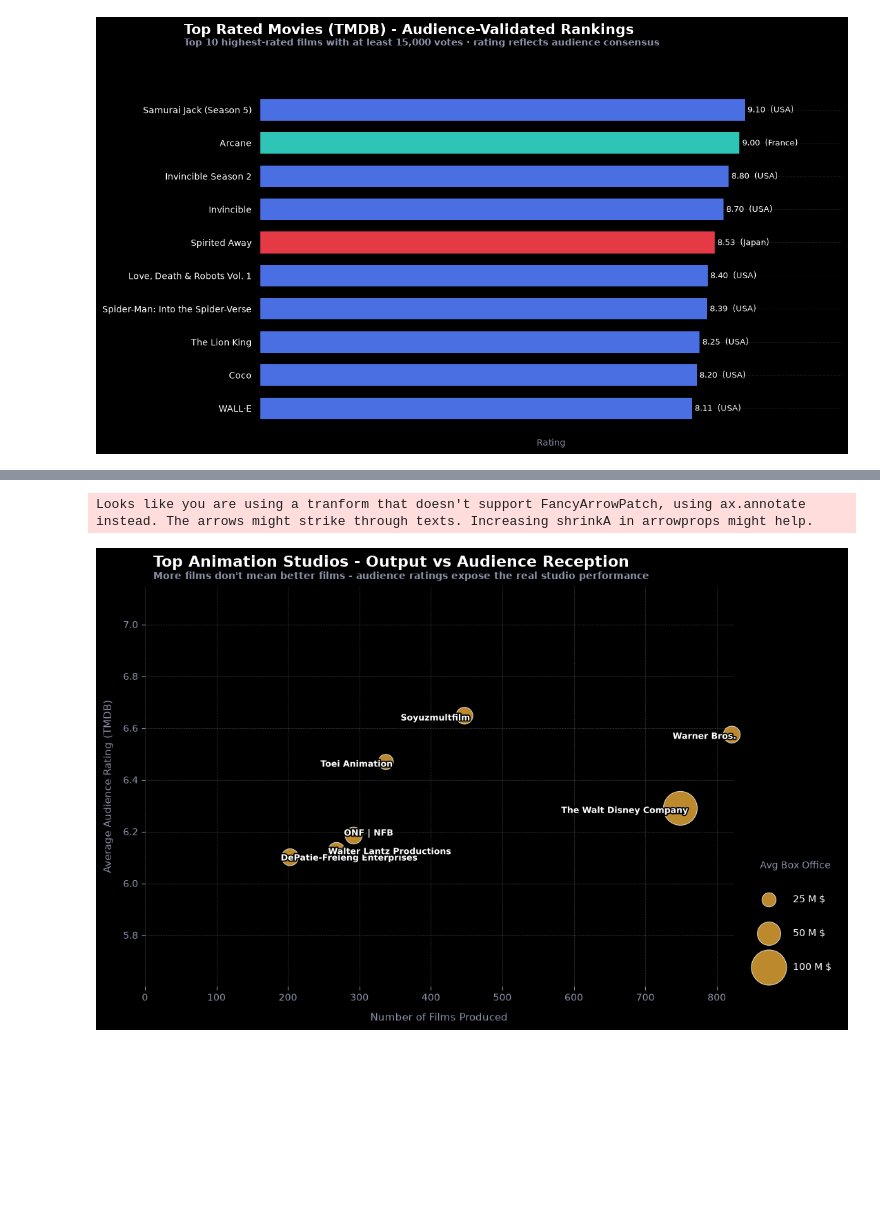
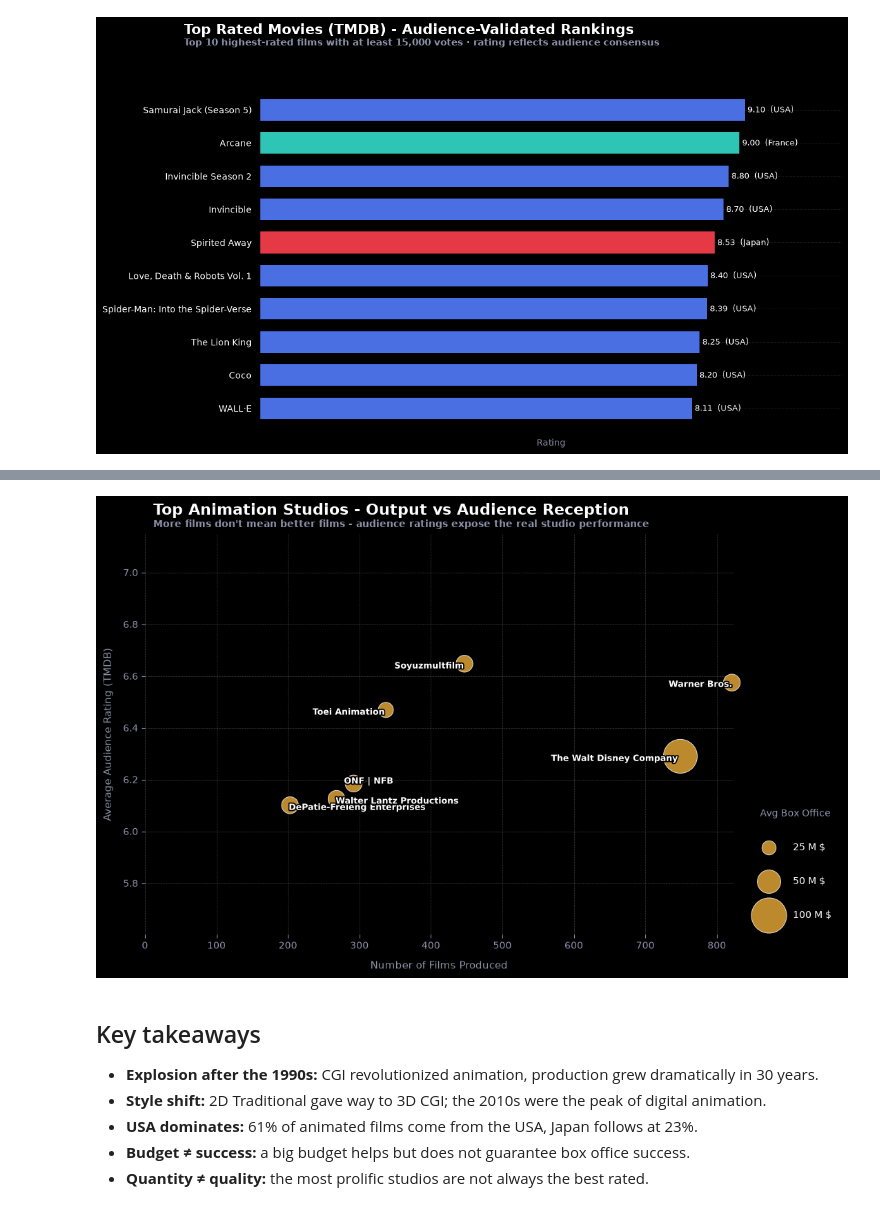
Before and after one commit to jadezrx/animation-movies-data-viz, a Jupyter notebook: dashboard_final.ipynb, the cells around one changed output, grey strips where cells are left out. Cells and saved outputs as stored; diff of their text form; code cells hidden in the pictures; blank space fills up the shorter version.

```diff
--- a/dashboard_final.ipynb
+++ b/dashboard_final.ipynb
@@ -21,7 +44,6 @@ df = df.drop(columns=['Movie_ID',
                       'Is_TV_Compilation',
                       'MPAA_Rating',
                       'Data_Quality_Score',
-                      'Data_Quality_Score',
                       'Is_Adult_Content',
                       'Profitability_ROI',
                       'Poster_URL',
@@ -129,6 +146,4 @@ plt.show()
 # %%
-import matplotlib.pyplot as plt
-
 # group
 style_decade = df.groupby(['Decade', 'Animation_Style']).size().unstack(fill_value=0)
 
@@ -152,8 +167,6 @@ ax.set_xticklabels(style_decade.index)
 
 # ── IN-CHART LABELS ──────────────────────────────
 for i, col in enumerate(style_decade.columns):
-    y = style_decade[col].values
-
     x_pos = x[-1]
 
     y_stack = style_decade.iloc[-1, :i+1].sum()
@@ -188,8 +201,6 @@ plt.grid(axis='y', linestyle='--', alpha=0.1)
 
 plt.ylabel("Number of Movies")
 
-plt.legend(loc='upper left')
-
 ax.tick_params(axis='y', which='both', length=0, pad=10)
 ax.tick_params(axis='x', which='both', length=0, pad=10)
 
@@ -524,10 +431,4 @@ plt.show()
 # %%
-import matplotlib.pyplot as plt
-import matplotlib.ticker as mticker
-import numpy as np
-from adjustText import adjust_text
-import seaborn as sns
-
 df_budget = df[
     df['Budget_Million_USD'].notna() &
     df['Box_Office_Million_USD'].notna() &
@@ -563,7 +464,11 @@ ax.set_xscale('log')
 ax.set_yscale('log')
 
 def fmt(x, _):
-    return f"{int(x)}M" if x < 1000 else f"{int(x/1000)}B"
+    if x >= 1000:
+        return f"{x / 1000:g}B"
+    if x >= 1:
+        return f"{x:g}M"
+    return f"{x * 1000:g}K"
 
 ax.xaxis.set_major_formatter(mticker.FuncFormatter(fmt))
 ax.yaxis.set_major_formatter(mticker.FuncFormatter(fmt))
@@ -613,12 +522,6 @@ df['Studio'] = df['Studio'].replace({
     'Warner Bros. Cartoons': 'Warner Bros.'
 })
 # %%
-import matplotlib.pyplot as plt
-import matplotlib.patheffects as pe
-import seaborn as sns
-import numpy as np
-from adjustText import adjust_text
-
 # Colors
 BUBBLE    = "#e8a838"
 BUBBLE_ED = "#ffffff"
@@ -685,9 +588,8 @@ adjust_text(
     x=summary['movies'].values,
     y=summary['rating'].values,
     ax=ax,
-    expand_points=(1.2, 1.2),
-    expand_text=(1.2, 1.2),
-    force_points=(0.2, 0.2),
+    expand=(1.2, 1.2),
+    force_static=(0.2, 0.2),
     arrowprops=dict(
         arrowstyle="-",
         color=GRAY,
@@ -737,32 +639,39 @@ legend_handles = [
                 edgecolors=BUBBLE_ED, linewidth=0.7)
     for s in legend_sizes_l
 ]
 
 legend_labels = [f"{v:.0f} M $" for v in legend_vals]
 
 leg = ax.legend(
     legend_handles,
     legend_labels,
     title="Avg Box Office",
     loc="lower left",
     bbox_to_anchor=(1.02, 0.0),
     frameon=False,
     labelspacing=2.5,
     handletextpad=1.5,
     borderpad=1,
 )
 
 leg.get_title().set_color(GRAY)
 
 # Grid
 ax.grid(True, linestyle="--", linewidth=0.5, alpha=0.25)
 
 # Limits
 ax.set_xlim(0, summary['movies'].max() + 2)
 ax.set_ylim(summary['rating'].min() - 0.5, summary['rating'].max() + 0.5)
 
 plt.tight_layout()
 plt.show()
 # %% [output]
-Looks like you are using a tranform that doesn't support FancyArrowPatch, using ax.annotate instead. The arrows might strike through texts. Increasing shrinkA in arrowprops might help.
-[figure, old version]
+[figure, new version]
+# %% [markdown]
+## Key takeaways
+
+- **Explosion after the 1990s:** CGI revolutionized animation, production grew dramatically in 30 years.
+- **Style shift:** 2D Traditional gave way to 3D CGI; the 2010s were the peak of digital animation.
+- **USA dominates:** 61% of animated films come from the USA, Japan follows at 23%.
+- **Budget ≠ success:** a big budget helps but does not guarantee box office success.
+- **Quantity ≠ quality:** the most prolific studios are not always the best rated.
```
Also changed, not shown: parts of 19 cells of this notebook, 2 other files.
